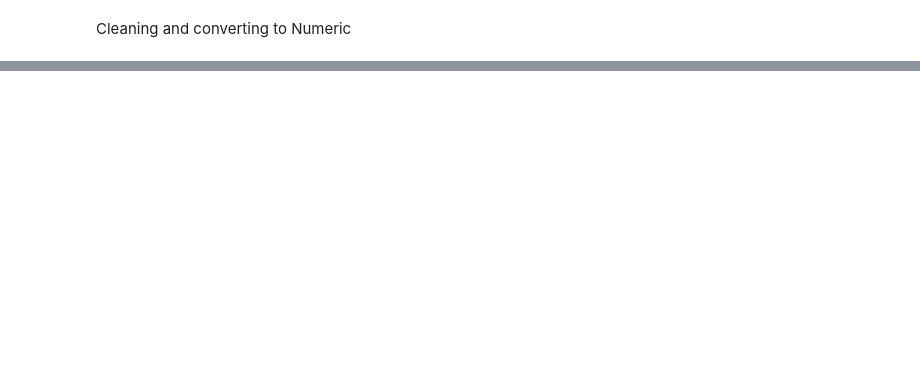
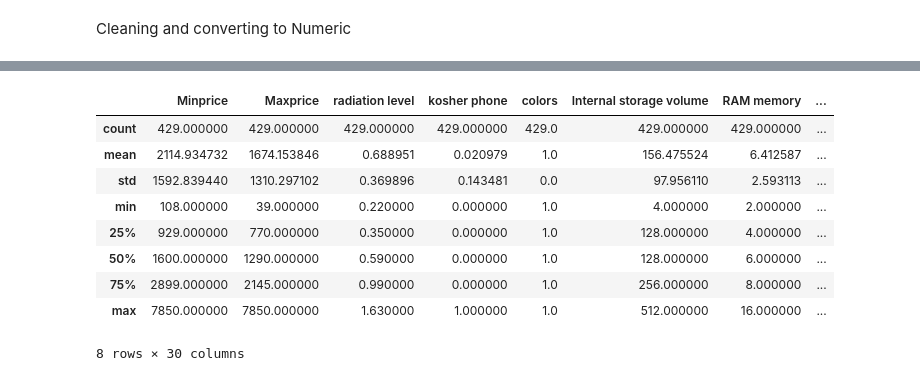
Before and after one commit to Davidtal1/PhoneProjects, a Jupyter notebook: PhonesProject.ipynb, the cells around one changed output, grey strips where cells are left out. Saved outputs shown, nothing was run; the diff lists cells and outputs as text; code cells hidden in the pictures; blank space fills up the shorter version.

```diff
--- a/PhonesProject.ipynb
+++ b/PhonesProject.ipynb
@@ -349,0 +336,14 @@ Name: resolution, Length: 429, dtype: object
+# %%
+list_all_cols=df_WithNone.columns
+df_WithNone.describe()
+# %% [output]
+|  | Minprice | Maxprice | radiation level | kosher phone | colors | Internal storage volume | RAM memory | ... |
+| count | 429.000000 | 429.000000 | 429.000000 | 429.000000 | 429.0 | 429.000000 | 429.000000 | ... |
+| mean | 2114.934732 | 1674.153846 | 0.688951 | 0.020979 | 1.0 | 156.475524 | 6.412587 | ... |
+| std | 1592.839440 | 1310.297102 | 0.369896 | 0.143481 | 0.0 | 97.956110 | 2.593113 | ... |
+| min | 108.000000 | 39.000000 | 0.220000 | 0.000000 | 1.0 | 4.000000 | 2.000000 | ... |
+| 25% | 929.000000 | 770.000000 | 0.350000 | 0.000000 | 1.0 | 128.000000 | 4.000000 | ... |
+| 50% | 1600.000000 | 1290.000000 | 0.590000 | 0.000000 | 1.0 | 128.000000 | 6.000000 | ... |
+| 75% | 2899.000000 | 2145.000000 | 0.990000 | 0.000000 | 1.0 | 256.000000 | 8.000000 | ... |
+| max | 7850.000000 | 7850.000000 | 1.630000 | 1.000000 | 1.0 | 512.000000 | 16.000000 | ... |
+8 rows × 30 columns
```
Also changed, not shown: parts of 10 cells of this notebook.
